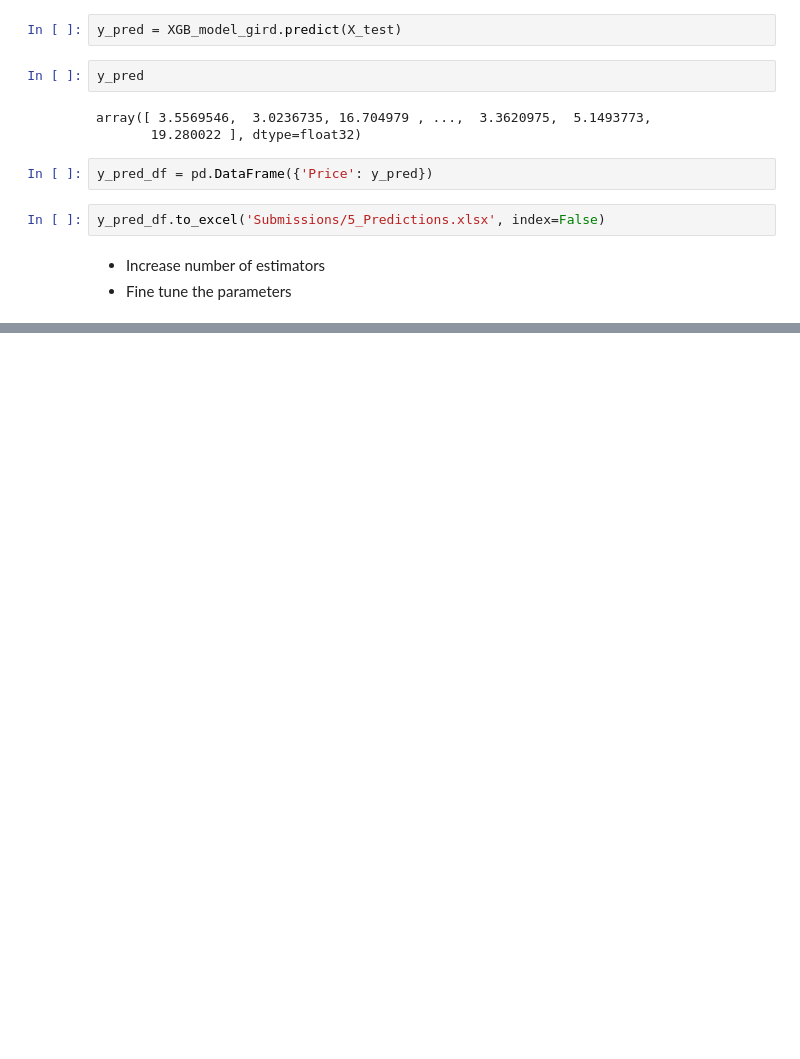
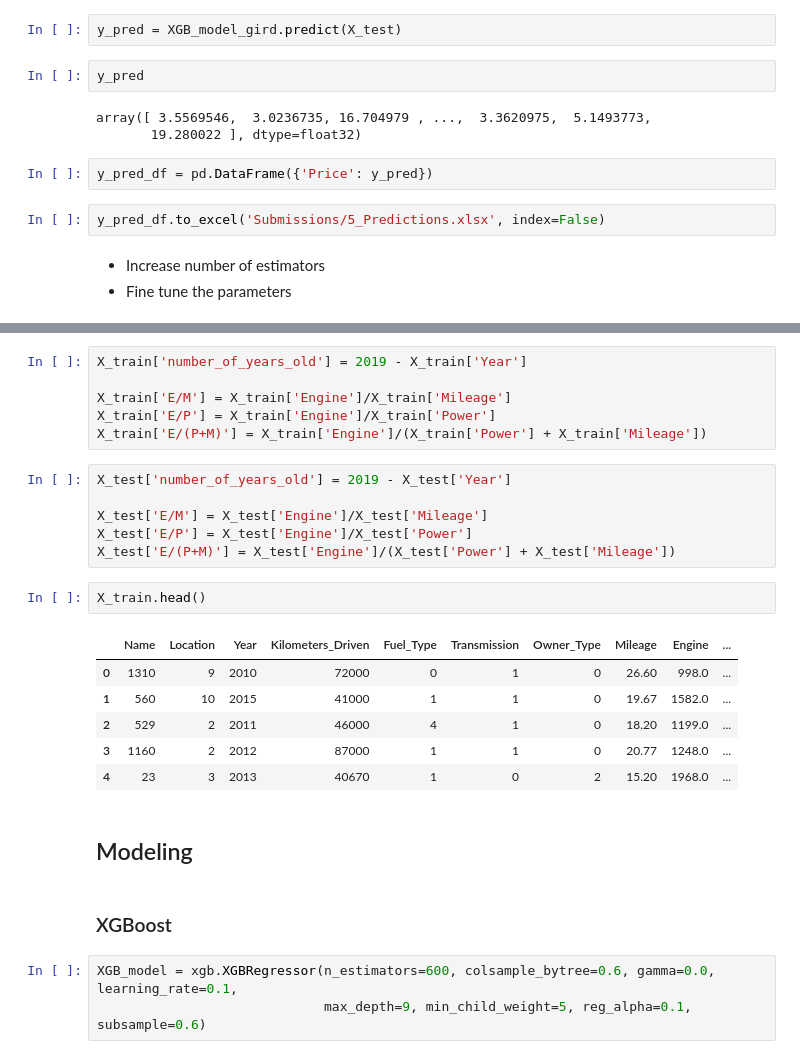
Before and after one commit to Abhishekmamidi123/Predict-the-cost-of-used-cars, a Jupyter notebook: Predict_cost_of_used_cars.ipynb, the cells around one changed output, grey strips where cells are left out. Saved outputs shown, nothing was run; the diff lists cells and outputs as text; blank space fills up the shorter version.

```diff
--- a/Predict_cost_of_used_cars.ipynb
+++ b/Predict_cost_of_used_cars.ipynb
@@ -542,0 +791,28 @@ y_pred_df.to_excel('Submissions/5_Predictions.xlsx', index=False)
+# %%
+X_train['number_of_years_old'] = 2019 - X_train['Year']
+
+X_train['E/M'] = X_train['Engine']/X_train['Mileage']
+X_train['E/P'] = X_train['Engine']/X_train['Power']
+X_train['E/(P+M)'] = X_train['Engine']/(X_train['Power'] + X_train['Mileage'])
+# %%
+X_test['number_of_years_old'] = 2019 - X_test['Year']
+
+X_test['E/M'] = X_test['Engine']/X_test['Mileage']
+X_test['E/P'] = X_test['Engine']/X_test['Power']
+X_test['E/(P+M)'] = X_test['Engine']/(X_test['Power'] + X_test['Mileage'])
+# %%
+X_train.head()
+# %% [output]
+|  | Name | Location | Year | Kilometers_Driven | Fuel_Type | Transmission | Owner_Type | Mileage | Engine | ... |
+| 0 | 1310 | 9 | 2010 | 72000 | 0 | 1 | 0 | 26.60 | 998.0 | ... |
+| 1 | 560 | 10 | 2015 | 41000 | 1 | 1 | 0 | 19.67 | 1582.0 | ... |
+| 2 | 529 | 2 | 2011 | 46000 | 4 | 1 | 0 | 18.20 | 1199.0 | ... |
+| 3 | 1160 | 2 | 2012 | 87000 | 1 | 1 | 0 | 20.77 | 1248.0 | ... |
+| 4 | 23 | 3 | 2013 | 40670 | 1 | 0 | 2 | 15.20 | 1968.0 | ... |
+# %% [markdown]
+## Modeling
+# %% [markdown]
+### XGBoost
+# %%
+XGB_model = xgb.XGBRegressor(n_estimators=600, colsample_bytree=0.6, gamma=0.0, learning_rate=0.1,
+                             max_depth=9, min_child_weight=5, reg_alpha=0.1, subsample=0.6)
```
Also changed, not shown: parts of 73 cells of this notebook.
